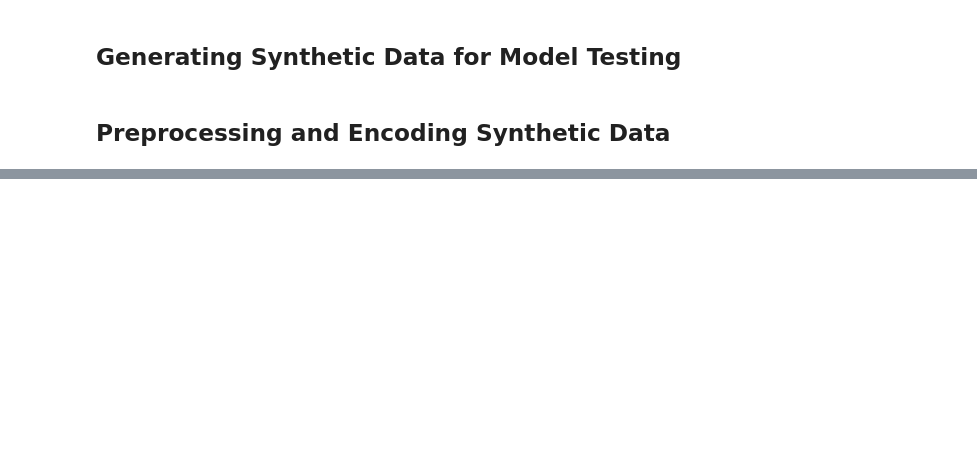
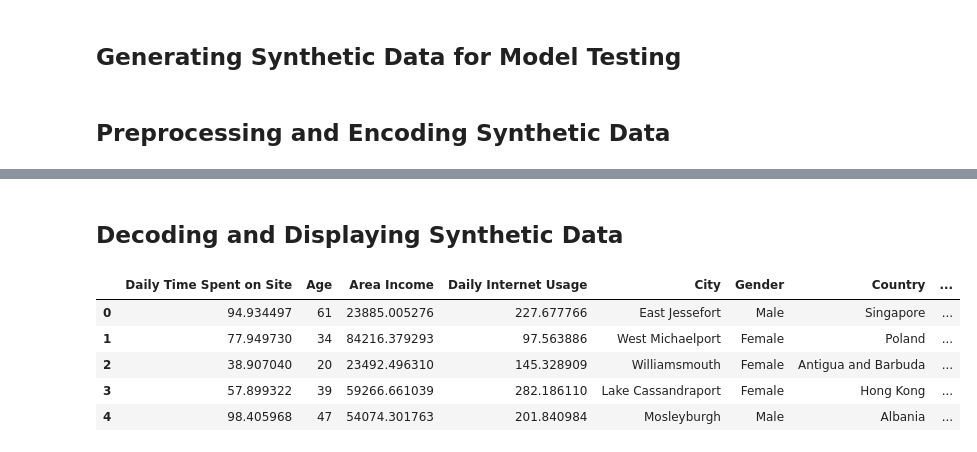
Before and after one commit to shreyamsis2025-msis/CTR_Project, a Jupyter notebook: ctr_prediction.ipynb, the cells around one changed output, grey strips where cells are left out. Saved outputs shown, nothing was run; the diff lists cells and outputs as text; code cells hidden in the pictures; blank space fills up the shorter version.

```diff
--- a/ctr_prediction.ipynb
+++ b/ctr_prediction.ipynb
@@ -180,0 +246,18 @@ synthetic_X = synthetic_data.drop(['Timestamp'], axis=1)
+# %% [markdown]
+## Decoding and Displaying Synthetic Data
+# %%
+# Decode city, gender, and country names
+synthetic_data['City'] = label_encoders['City'].inverse_transform(synthetic_data['City'])
+synthetic_data['Gender'] = label_encoders['Gender'].inverse_transform(synthetic_data['Gender'])
+synthetic_data['Country'] = label_encoders['Country'].inverse_transform(synthetic_data['Country'])
+
+# Print synthetic dataset along with predictions
+synthetic_data['Predictions'] = synthetic_predictions
+synthetic_data.head()
+# %% [output]
+|  | Daily Time Spent on Site | Age | Area Income | Daily Internet Usage | City | Gender | Country | ... |
+| 0 | 94.934497 | 61 | 23885.005276 | 227.677766 | East Jessefort | Male | Singapore | ... |
+| 1 | 77.949730 | 34 | 84216.379293 | 97.563886 | West Michaelport | Female | Poland | ... |
+| 2 | 38.907040 | 20 | 23492.496310 | 145.328909 | Williamsmouth | Female | Antigua and Barbuda | ... |
+| 3 | 57.899322 | 39 | 59266.661039 | 282.186110 | Lake Cassandraport | Female | Hong Kong | ... |
+| 4 | 98.405968 | 47 | 54074.301763 | 201.840984 | Mosleyburgh | Male | Albania | ... |
```
Also changed, not shown: parts of 7 cells of this notebook.
